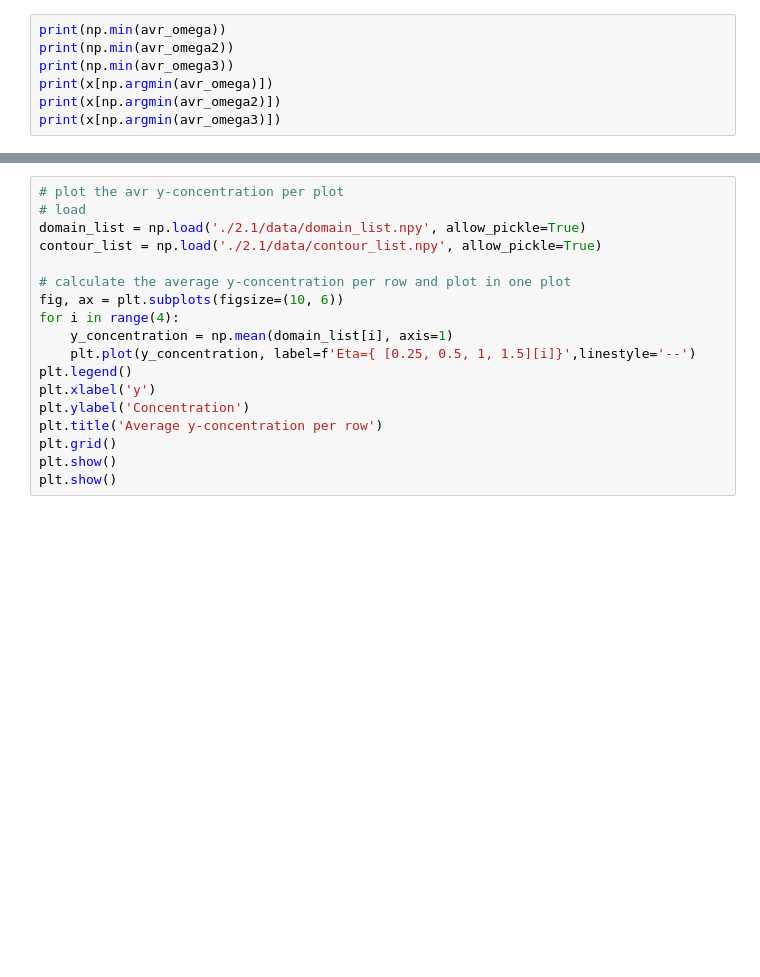
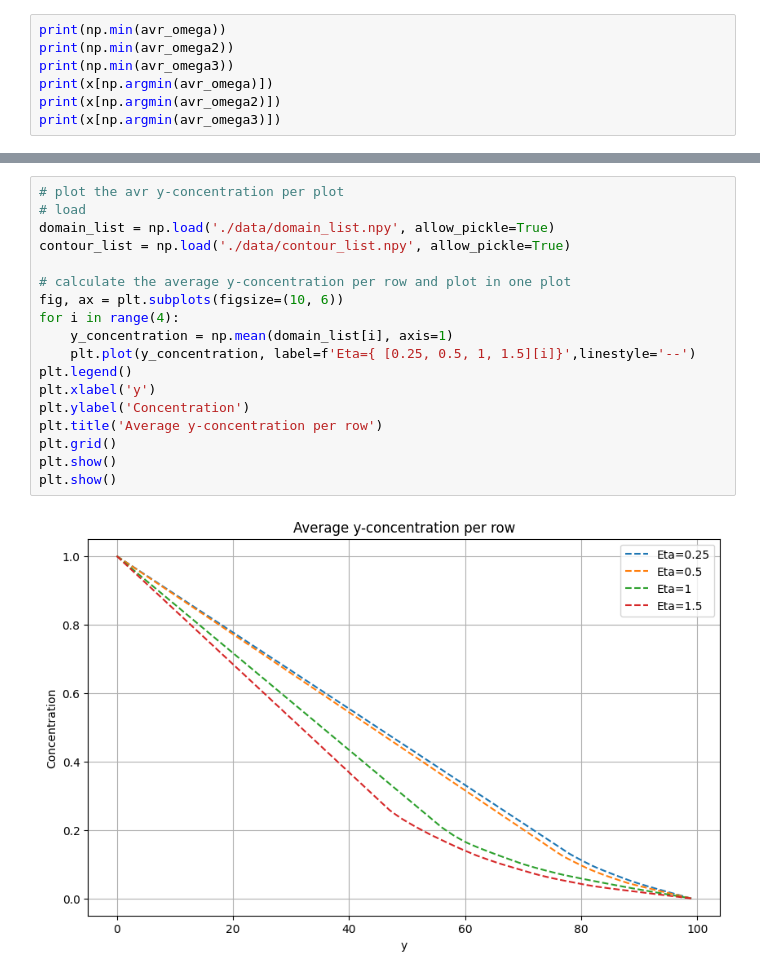
Before and after one commit to RSlanjouw/Scientific-Computing, a Jupyter notebook: Assignment2/21/21.ipynb, the cells around one changed output, grey strips where cells are left out. Cells and saved outputs as stored; diff of their text form; blank space fills up the shorter version.

```diff
--- a/Assignment2/21/21.ipynb
+++ b/Assignment2/21/21.ipynb
@@ -146,18 +168,20 @@ plt.show()
 # %%
 # plot the avr y-concentration per plot
 # load
-domain_list = np.load('./2.1/data/domain_list.npy', allow_pickle=True)
-contour_list = np.load('./2.1/data/contour_list.npy', allow_pickle=True)
+domain_list = np.load('./data/domain_list.npy', allow_pickle=True)
+contour_list = np.load('./data/contour_list.npy', allow_pickle=True)
 
 # calculate the average y-concentration per row and plot in one plot
 fig, ax = plt.subplots(figsize=(10, 6))
 for i in range(4):
     y_concentration = np.mean(domain_list[i], axis=1)
     plt.plot(y_concentration, label=f'Eta={ [0.25, 0.5, 1, 1.5][i]}',linestyle='--')
 plt.legend()
 plt.xlabel('y')
 plt.ylabel('Concentration')
 plt.title('Average y-concentration per row')
 plt.grid()
 plt.show()
 plt.show()
+# %% [output]
+[figure, added]
```
Also changed, not shown: parts of 5 cells of this notebook, 8 other files.
